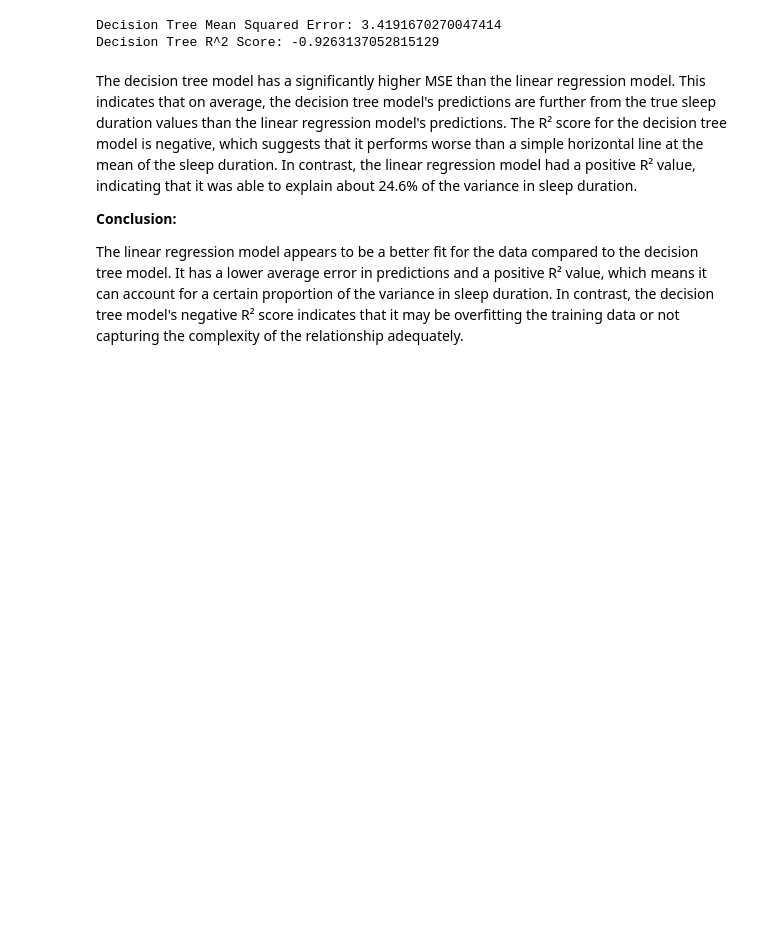
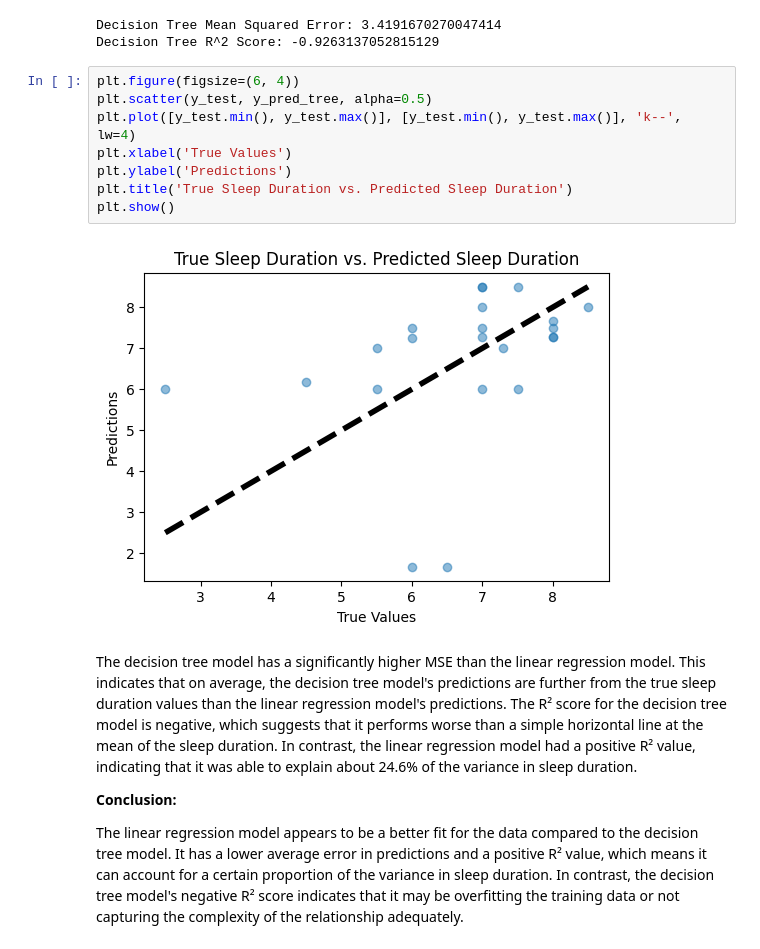
Before and after one commit to johnkimtech/sleep, a Jupyter notebook: Modeling.ipynb, the cells around one changed output. Cells and saved outputs as stored; diff of their text form; blank space fills up the shorter version.

Commit message:
added visual

```diff
--- a/Modeling.ipynb
+++ b/Modeling.ipynb
@@ -185,6 +185,16 @@ print("Decision Tree R^2 Score:", r2_tree)
 [figure]
 Decision Tree Mean Squared Error: 3.4191670270047414
 Decision Tree R^2 Score: -0.9263137052815129
+# %%
+plt.figure(figsize=(6, 4))
+plt.scatter(y_test, y_pred_tree, alpha=0.5)
+plt.plot([y_test.min(), y_test.max()], [y_test.min(), y_test.max()], 'k--', lw=4)
+plt.xlabel('True Values')
+plt.ylabel('Predictions')
+plt.title('True Sleep Duration vs. Predicted Sleep Duration')
+plt.show()
+# %% [output]
+[figure, added]
 # %% [markdown]
 The decision tree model has a significantly higher MSE than the linear regression model. This indicates that on average, the decision tree model's predictions are further from the true sleep duration values than the linear regression model's predictions.
 The R² score for the decision tree model is negative, which suggests that it performs worse than a simple horizontal line at the mean of the sleep duration. In contrast, the linear regression model had a positive R² value, indicating that it was able to explain about 24.6% of the variance in sleep duration.
```
Also changed, not shown: parts of 2 cells of this notebook, 1 other file.
